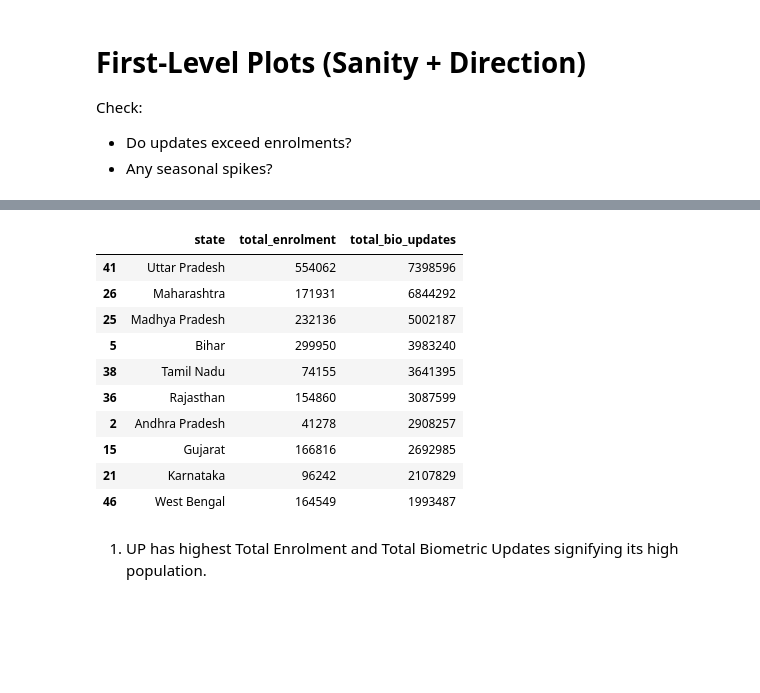
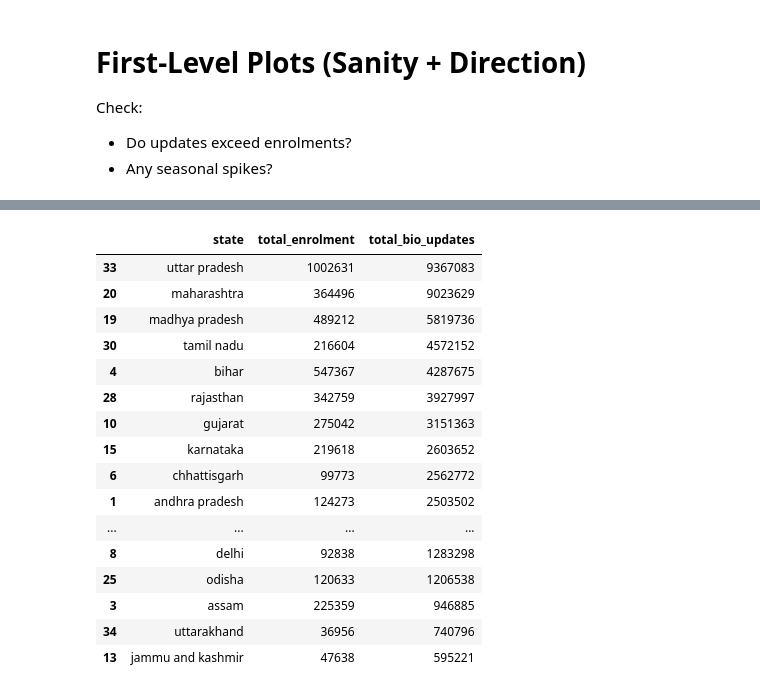
Before and after one commit to Subhoshri/UIDAI-Aadhar-Hackathon, a Jupyter notebook: 02_feature_engineering_and_eda.ipynb, the cells around one changed output, grey strips where cells are left out. Drawn from its saved outputs; the diff is of its cells as text; code cells hidden in the pictures; blank space fills up the shorter version.

```diff
--- a/02_feature_engineering_and_eda.ipynb
+++ b/02_feature_engineering_and_eda.ipynb
@@ -127,24 +315,28 @@ plt.show()
 # %%
 state_summary = (
     state_month_df
     .groupby('state', as_index=False)
     [['total_enrolment','total_bio_updates']]
     .sum()
     .sort_values('total_bio_updates', ascending=False)
 )
 
-state_summary.head(10)
+state_summary.head(20)
 # %% [output]
 |  | state | total_enrolment | total_bio_updates |
-| 41 | Uttar Pradesh | 554062 | 7398596 |
-| 26 | Maharashtra | 171931 | 6844292 |
-| 25 | Madhya Pradesh | 232136 | 5002187 |
-| 5 | Bihar | 299950 | 3983240 |
-| 38 | Tamil Nadu | 74155 | 3641395 |
-| 36 | Rajasthan | 154860 | 3087599 |
-| 2 | Andhra Pradesh | 41278 | 2908257 |
-| 15 | Gujarat | 166816 | 2692985 |
-| 21 | Karnataka | 96242 | 2107829 |
-| 46 | West Bengal | 164549 | 1993487 |
+| 33 | uttar pradesh | 1002631 | 9367083 |
+| 20 | maharashtra | 364496 | 9023629 |
+| 19 | madhya pradesh | 489212 | 5819736 |
+| 30 | tamil nadu | 216604 | 4572152 |
+| 4 | bihar | 547367 | 4287675 |
+| 28 | rajasthan | 342759 | 3927997 |
+| 10 | gujarat | 275042 | 3151363 |
+| 15 | karnataka | 219618 | 2603652 |
+| 6 | chhattisgarh | 99773 | 2562772 |
+| 1 | andhra pradesh | 124273 | 2503502 |
+| ... | ... | ... | ... |
+| 8 | delhi | 92838 | 1283298 |
+| 25 | odisha | 120633 | 1206538 |
+| 3 | assam | 225359 | 946885 |
+| 34 | uttarakhand | 36956 | 740796 |
+| 13 | jammu and kashmir | 47638 | 595221 |
-# %% [markdown]
-1. UP has highest Total Enrolment and Total Biometric Updates signifying its high population.
```
Also changed, not shown: parts of 31 cells of this notebook, 1 other file.
